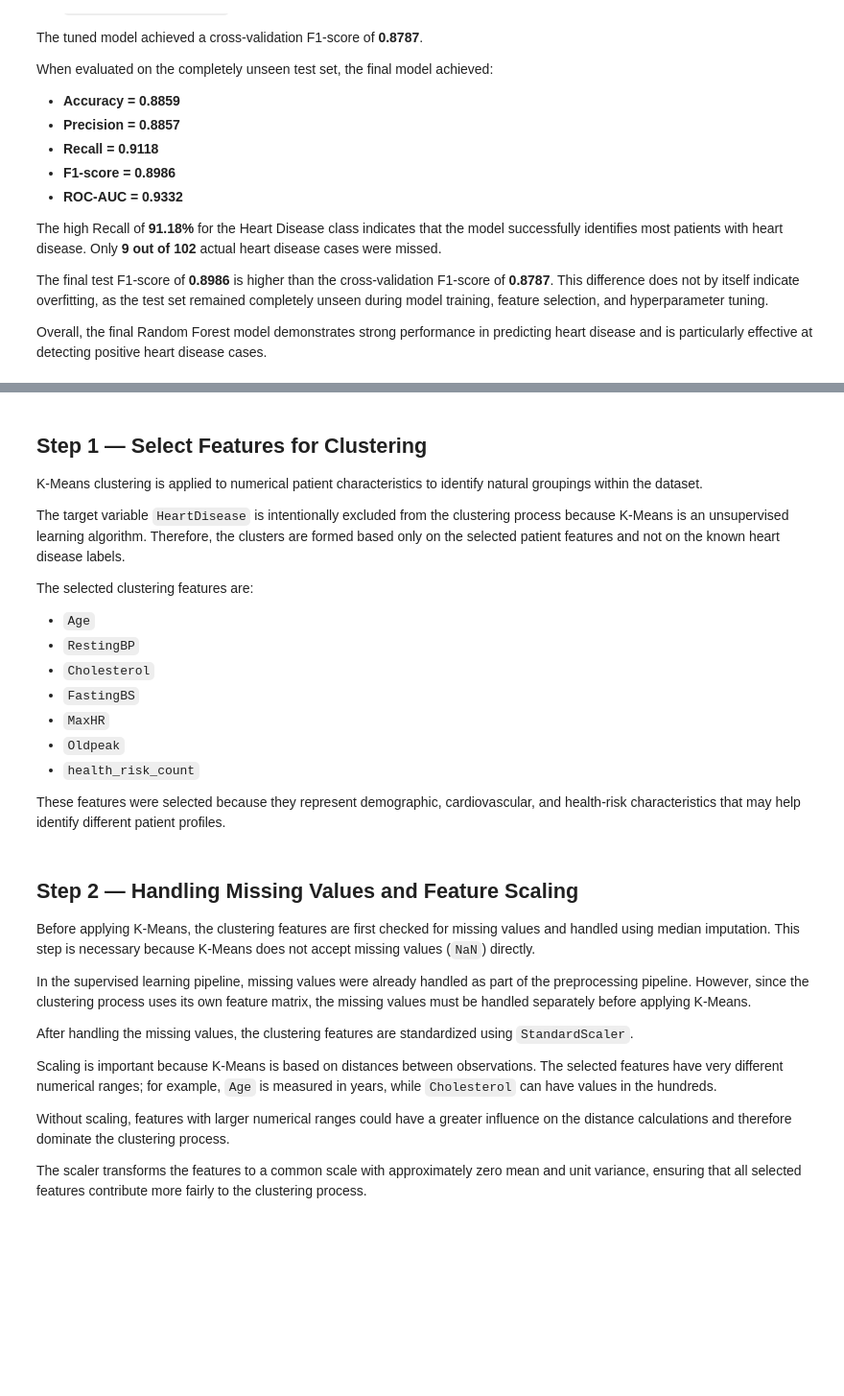
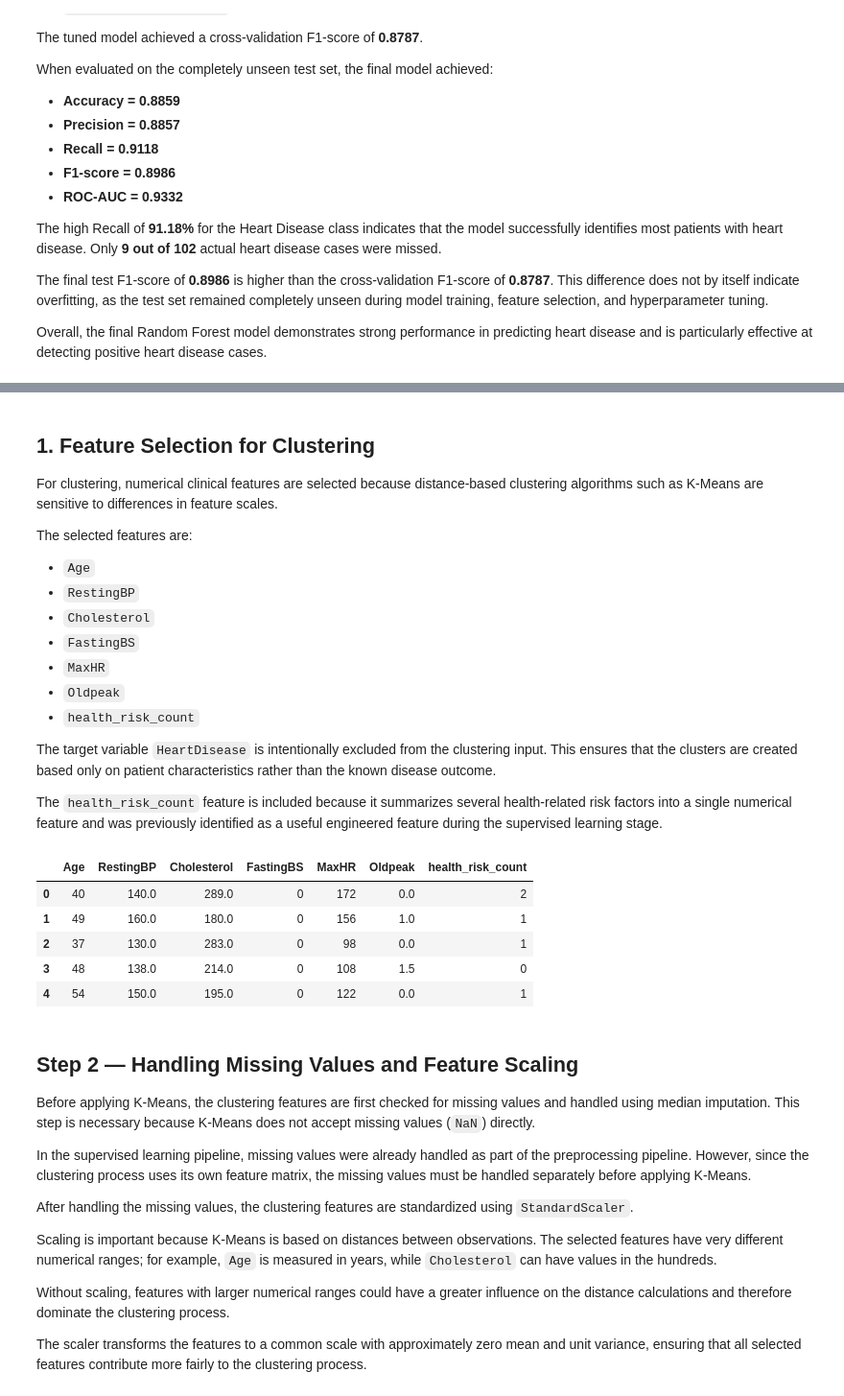
Before and after one commit to ghayda577/AI-ML-Training, a Jupyter notebook: Projects/First-Full-Project/notebooks/project.ipynb, the cells around one changed output, grey strips where cells are left out. Shown at 96% size. Drawn from its saved outputs; the diff is of its cells as text; code cells hidden in the pictures; blank space fills up the shorter version.

```diff
--- a/Projects/First-Full-Project/notebooks/project.ipynb
+++ b/Projects/First-Full-Project/notebooks/project.ipynb
@@ -1773,33 +1804,42 @@ patients based on their numerical characteristics.
 # %% [markdown]
-## Step 1 — Select Features for Clustering
+## 1. Feature Selection for Clustering
 
-K-Means clustering is applied to numerical patient characteristics to identify natural groupings within the dataset.
+For clustering, numerical clinical features are selected because distance-based clustering algorithms such as K-Means are sensitive to differences in feature scales.
 
-The target variable `HeartDisease` is intentionally excluded from the clustering process because K-Means is an unsupervised learning algorithm. Therefore, the clusters are formed based only on the selected patient features and not on the known heart disease labels.
+The selected features are:
 
-The selected clustering features are:
+* `Age`
+* `RestingBP`
+* `Cholesterol`
+* `FastingBS`
+* `MaxHR`
+* `Oldpeak`
+* `health_risk_count`
 
-- `Age`
-- `RestingBP`
-- `Cholesterol`
-- `FastingBS`
-- `MaxHR`
-- `Oldpeak`
-- `health_risk_count`
+The target variable `HeartDisease` is intentionally excluded from the clustering input. This ensures that the clusters are created based only on patient characteristics rather than the known disease outcome.
 
-These features were selected because they represent demographic, cardiovascular, and health-risk characteristics that may help identify different patient profiles.
+The `health_risk_count` feature is included because it summarizes several health-related risk factors into a single numerical feature and was previously identified as a useful engineered feature during the supervised learning stage.
 # %%
-clustering_features = [
+cluster_features = [
     "Age",
     "RestingBP",
     "Cholesterol",
     "FastingBS",
     "MaxHR",
     "Oldpeak",
     "health_risk_count"
 ]
 
-X_cluster = df[clustering_features]
+X_cluster = df[cluster_features]
+
+X_cluster.head()
+# %% [output]
+|  | Age | RestingBP | Cholesterol | FastingBS | MaxHR | Oldpeak | health_risk_count |
+| 0 | 40 | 140.0 | 289.0 | 0 | 172 | 0.0 | 2 |
+| 1 | 49 | 160.0 | 180.0 | 0 | 156 | 1.0 | 1 |
+| 2 | 37 | 130.0 | 283.0 | 0 | 98 | 0.0 | 1 |
+| 3 | 48 | 138.0 | 214.0 | 0 | 108 | 1.5 | 0 |
+| 4 | 54 | 150.0 | 195.0 | 0 | 122 | 0.0 | 1 |
 # %% [markdown]
 ## Step 2 — Handling Missing Values and Feature Scaling
 
```
Also changed, not shown: parts of 19 cells of this notebook, 4 other files.
